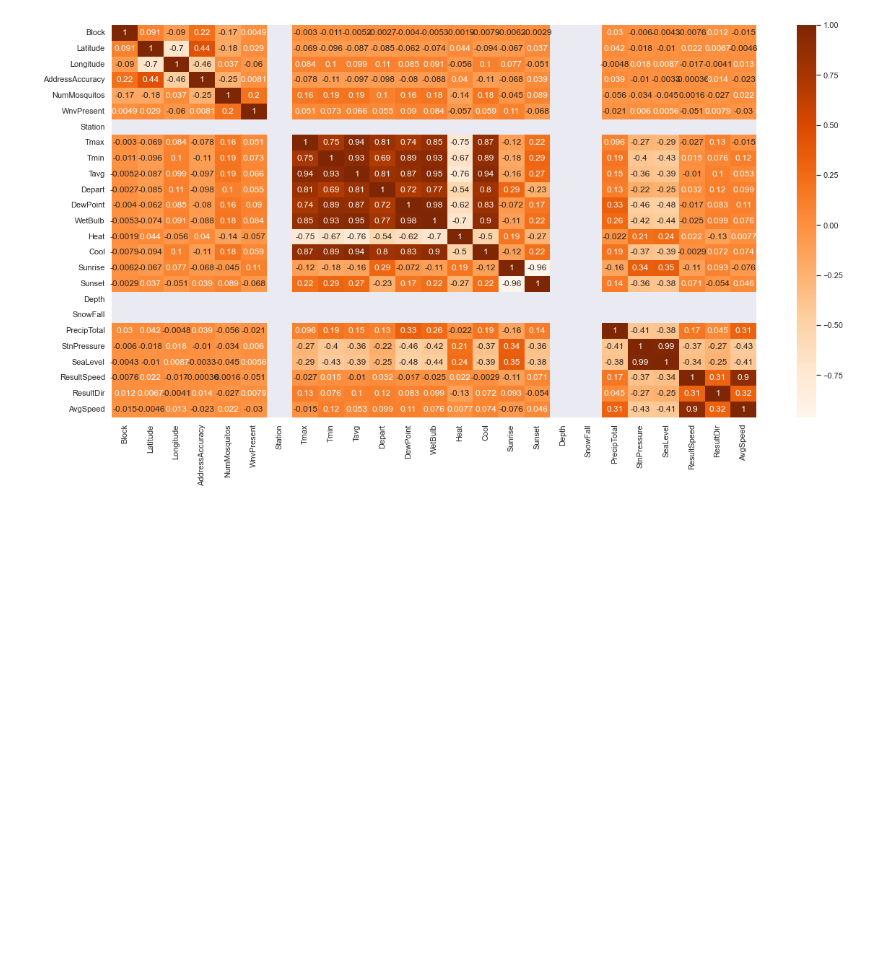
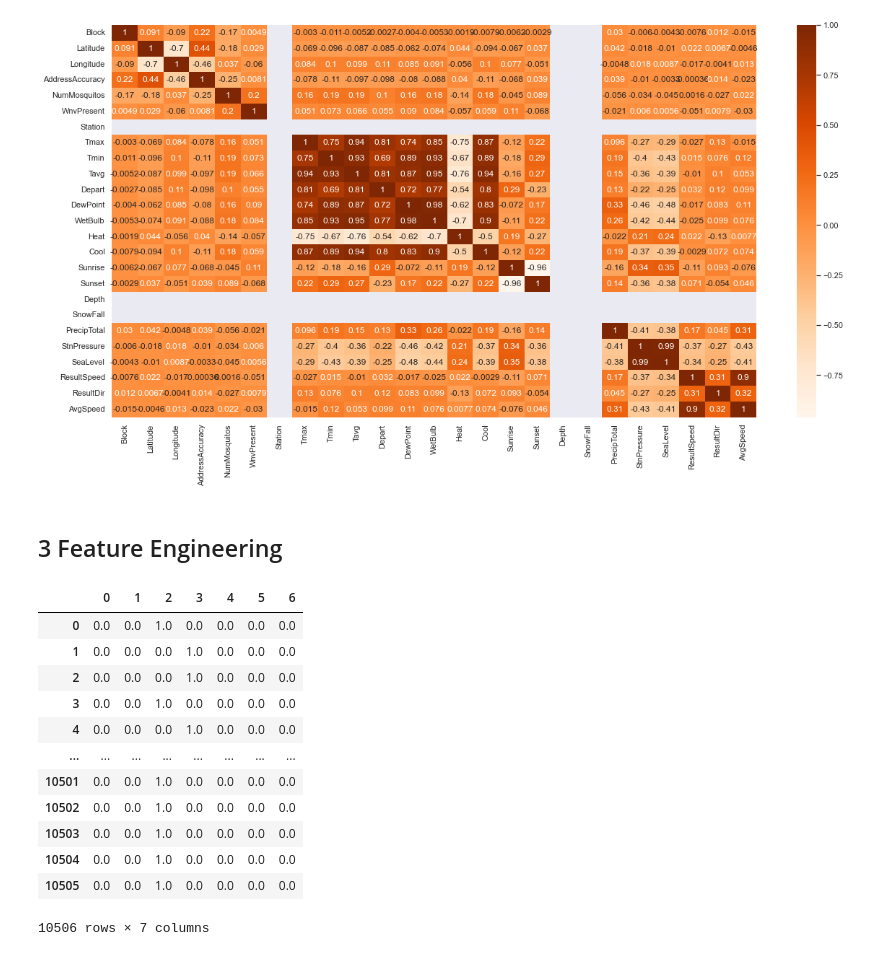
Before and after one commit to nahsradus/SpringBoard, a Jupyter notebook: CapstoneProject2/Notebooks/WestNileVirus.ipynb, the cells around one changed output. Drawn from its saved outputs; the diff is of its cells as text; code cells hidden in the pictures; blank space fills up the shorter version.

Commit message:
added feature engineering

```diff
--- a/CapstoneProject2/Notebooks/WestNileVirus.ipynb
+++ b/CapstoneProject2/Notebooks/WestNileVirus.ipynb
@@ -428,3 +430,5 @@ sns.heatmap(merged_df.corr(), annot=True, cmap="Oranges" ,ax = ax)
 plt.show()
 # %% [output]
 [figure]
+# %% [markdown]
+## 3 Feature Engineering
@@ -430,0 +437,19 @@ plt.show()
+# %%
+enc = OneHotEncoder(handle_unknown='ignore')
+enc_df = pd.DataFrame(enc.fit_transform(merged_df[['Species']]).toarray())
+#merged_df = merged_df.join(enc_df)
+enc_df
+# %% [output]
+|  | 0 | 1 | 2 | 3 | 4 | 5 | 6 |
+| 0 | 0.0 | 0.0 | 1.0 | 0.0 | 0.0 | 0.0 | 0.0 |
+| 1 | 0.0 | 0.0 | 0.0 | 1.0 | 0.0 | 0.0 | 0.0 |
+| 2 | 0.0 | 0.0 | 0.0 | 1.0 | 0.0 | 0.0 | 0.0 |
+| 3 | 0.0 | 0.0 | 1.0 | 0.0 | 0.0 | 0.0 | 0.0 |
+| 4 | 0.0 | 0.0 | 0.0 | 1.0 | 0.0 | 0.0 | 0.0 |
+| ... | ... | ... | ... | ... | ... | ... | ... |
+| 10501 | 0.0 | 0.0 | 1.0 | 0.0 | 0.0 | 0.0 | 0.0 |
+| 10502 | 0.0 | 0.0 | 1.0 | 0.0 | 0.0 | 0.0 | 0.0 |
+| 10503 | 0.0 | 0.0 | 1.0 | 0.0 | 0.0 | 0.0 | 0.0 |
+| 10504 | 0.0 | 0.0 | 1.0 | 0.0 | 0.0 | 0.0 | 0.0 |
+| 10505 | 0.0 | 0.0 | 1.0 | 0.0 | 0.0 | 0.0 | 0.0 |
+10506 rows × 7 columns
```
Also changed, not shown: parts of 5 cells of this notebook.
